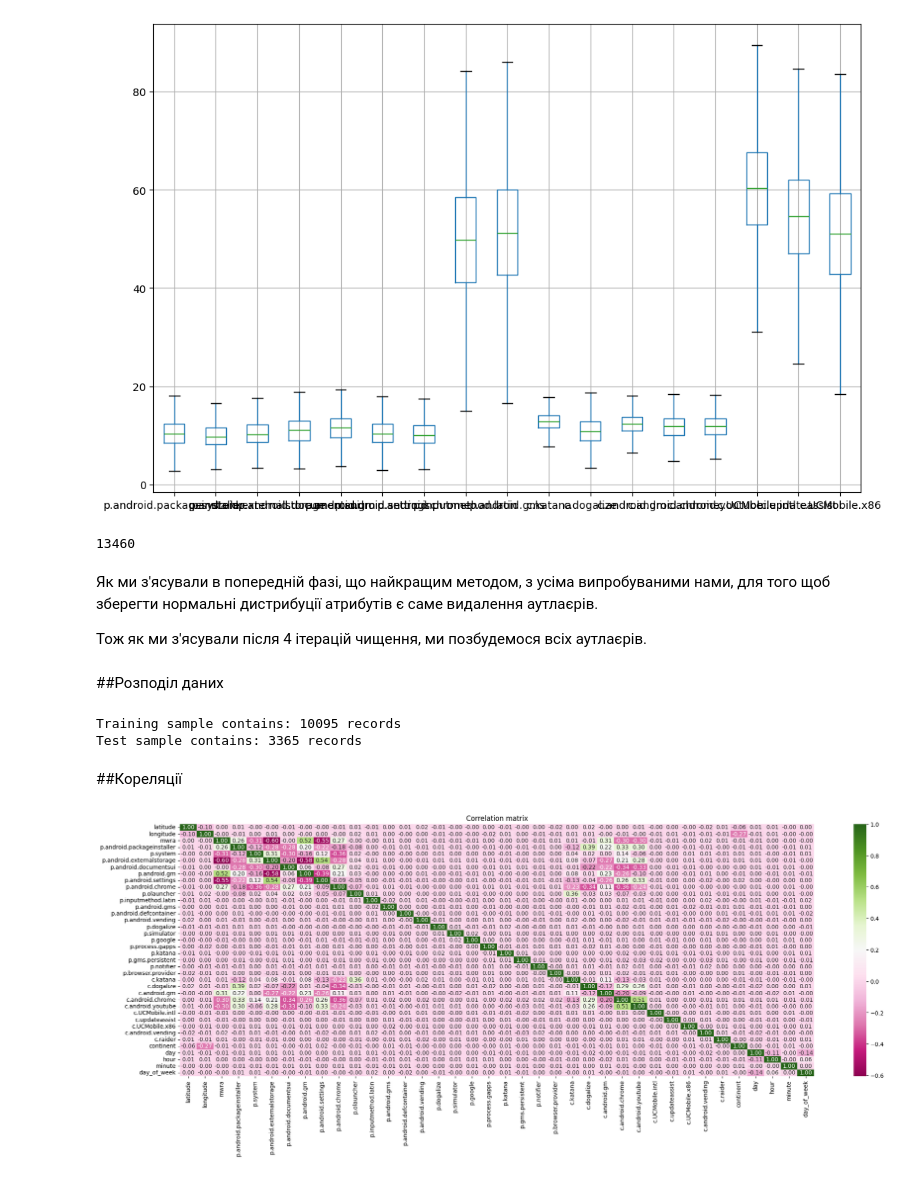
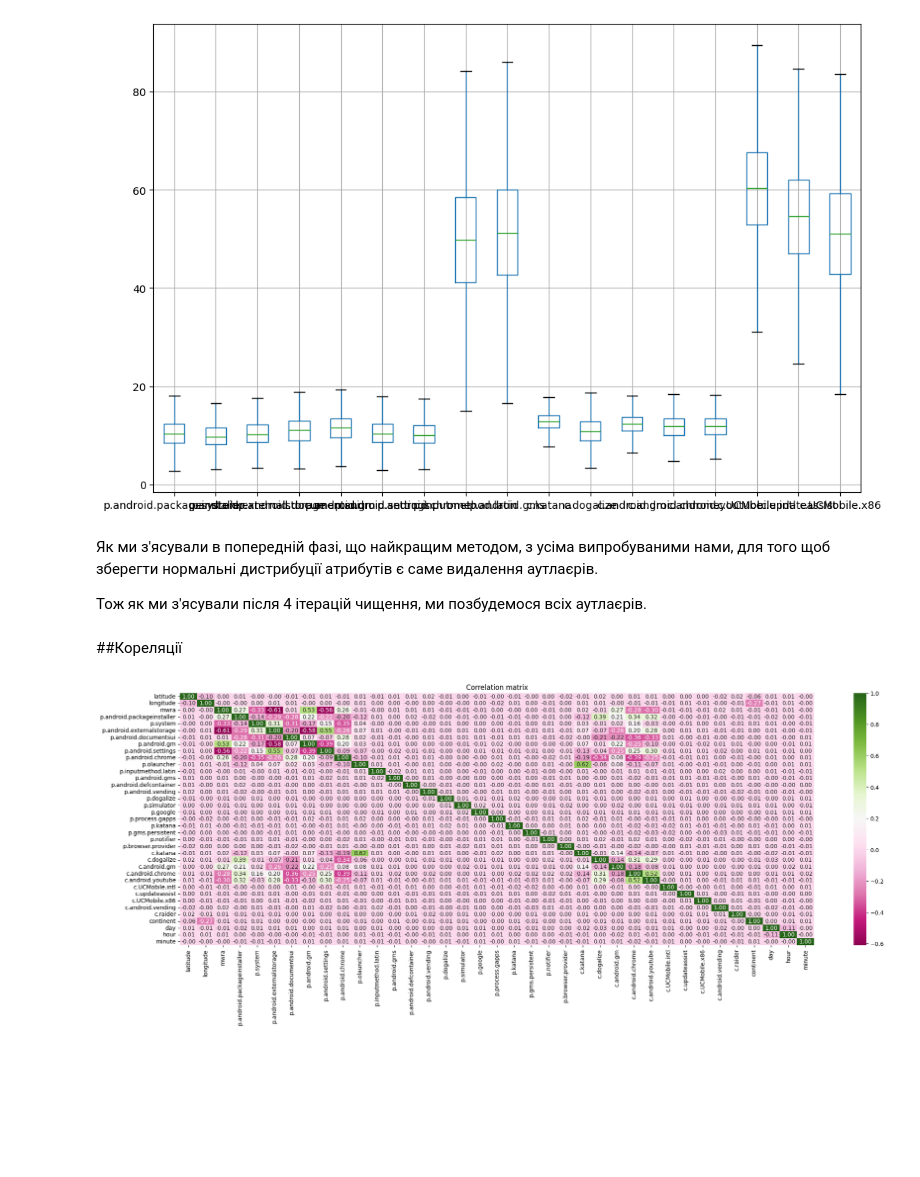
Before and after one commit to myrres0/IAU-2024, a Jupyter notebook: phase-2-oleh.ipynb, the cells around one changed output. Saved outputs shown, nothing was run; the diff lists cells and outputs as text; code cells hidden in the pictures; blank space fills up the shorter version.

Commit message:
moving up spliting part

```diff
--- a/phase-2-oleh.ipynb
+++ b/phase-2-oleh.ipynb
@@ -108,7 +108,7 @@ memory usage: 4.5+ MB
 
 Тому ці атрибути ми просто видалимо.
 # %%
-merged_data = merged_data.drop(['store_name', 'code', 'city','imei'], axis=1)
+merged_data = merged_data.drop(['store_name', 'city','imei'], axis=1)
 # %% [markdown]
 Атрибути `"continent"` та `"ts"` ми ж все ж перетворимо у числові значення.
 # %% [markdown]
@@ -151,7 +151,6 @@ merged_data['day'] = merged_data['ts'].dt.day
 merged_data['hour'] = merged_data['ts'].dt.hour
 merged_data['minute'] = merged_data['ts'].dt.minute
 merged_data['second'] = merged_data['ts'].dt.second
-merged_data['day_of_week'] = merged_data['ts'].dt.dayofweek
 
 merged_data = merged_data.drop(['ts'], axis=1)
 merged_data.head()
@@ -221,7 +231,7 @@ attributes_to_clean = ['p.android.packageinstaller', 'p.system',
        'c.android.chrome', 'c.android.youtube', 'c.UCMobile.intl',
        'c.updateassist', 'c.UCMobile.x86']
 
-clean_data = merged_data[attributes_to_clean].apply(remove_outliers)
+clean_data = train_data[attributes_to_clean].apply(remove_outliers)
 # %%
 for i in range(3):
   clean_data = clean_data.apply(remove_outliers)
@@ -231,33 +241,20 @@ clean_data.boxplot(figsize=(12, 8))
 <Axes: >
 [figure]
 # %%
-merged_data[attributes_to_clean] = clean_data
-merged_data = merged_data.dropna()
+train_data[attributes_to_clean] = clean_data
+train_data = train_data.dropna()
-# %% [output]
-13460
 # %% [markdown]
 Як ми з'ясували в попередній фазі, що найкращим методом, з усіма випробуваними нами, для того щоб зберегти нормальні дистрибуції атрибутів є саме видалення аутлаєрів.
 
 Тож як ми з'ясували після 4 ітерацій чищення, ми позбудемося всіх аутлаєрів.
-# %% [markdown]
-##Розподіл даних
-# %%
-train_data, test_data = train_test_split(merged_data, test_size=0.25)
-print('Training sample contains: '+ str(len(train_data))+' records')
-print('Test sample contains: '+ str(len(test_data))+' records')
-train_data.to_csv('train_data_before.csv')
-test_data.to_csv('test_data_before.csv')
-# %% [output]
-Training sample contains: 10095 records
-Test sample contains: 3365 records
 # %% [markdown]
 ##Кореляції
 # %%
-numeric_cols = merged_data.select_dtypes(include=[np.number, np.datetime64])
+numeric_cols = train_data.select_dtypes(include=[np.number, np.datetime64])
 corr_matrix = numeric_cols.corr()
 plt.figure(figsize=(25, 8))
 sns.heatmap(corr_matrix, fmt='.2f', annot=True, cmap='PiYG')
 plt.title('Correlation matrix')
 plt.show()
 # %% [output]
-[figure, old version]
+[figure, new version]
```
Also changed, not shown: parts of 7 cells of this notebook.
